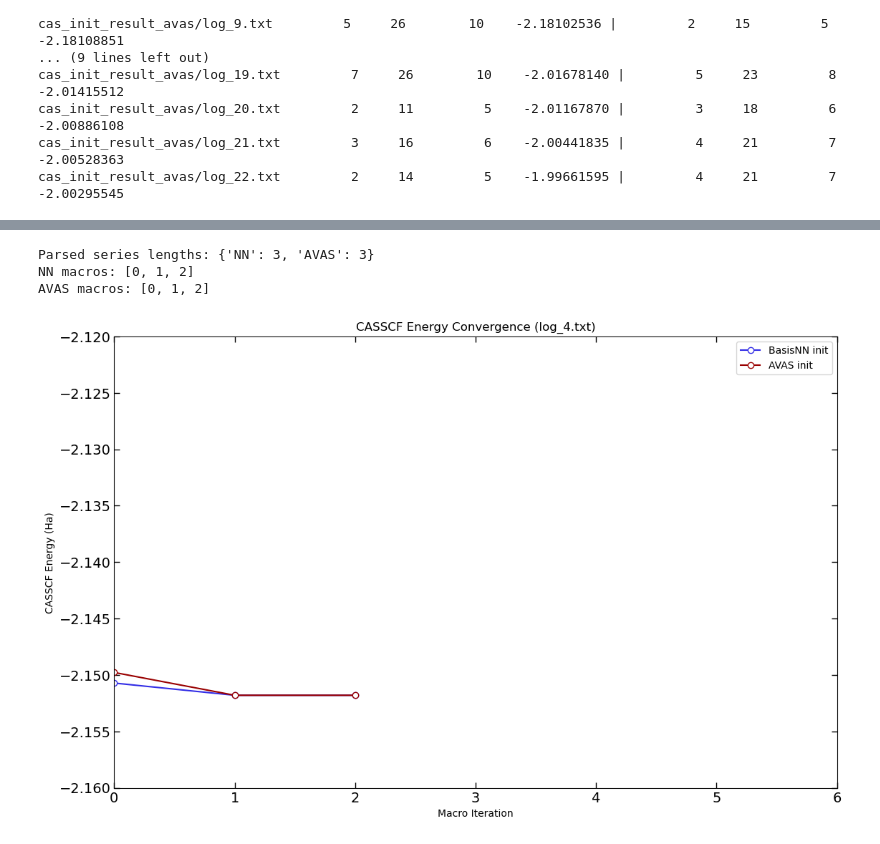
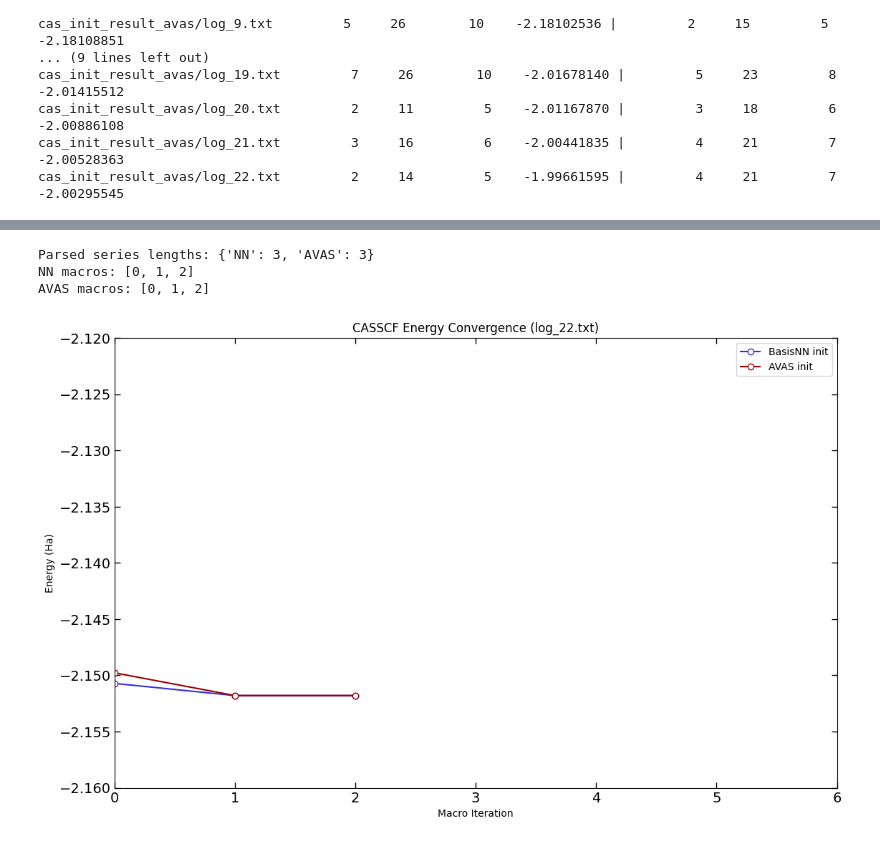
Before and after one commit to He-Wenhao/vqe-casscf, a Jupyter notebook: results/fig4/Plotting_avas.ipynb, the cells around one changed output, grey strips where cells are left out. Saved outputs shown, nothing was run; the diff lists cells and outputs as text; code cells hidden in the pictures.

Commit message:
Updated Plotting Scripts

```diff
--- a/results/fig4/Plotting_avas.ipynb
+++ b/results/fig4/Plotting_avas.ipynb
@@ -253,33 +253,33 @@ def series_from_block(txt, join_window=8, densify=True):
 # Build NN/AVAS series
 series = {label: series_from_block(chunk) for label, chunk in blocks}
 x_nn, y_nn = series.get("NN", ([], []))
 x_AVAS, y_AVAS = series.get("AVAS", ([], []))
 
 print("Parsed series lengths:", {"NN": len(y_nn), "AVAS": len(y_AVAS)})
 print("NN macros:", x_nn)
 print("AVAS macros:", x_AVAS)
 
 if not y_nn or not y_AVAS:
     raise RuntimeError("Missing energies to plot — check the printed series above.")
 
 width_in = 58 / 25.4*5
 height_in = 36.8 / 25.4*5
 # Plot against macro iteration numbers
 plt.figure(figsize=(width_in, height_in))
 plt.plot(x_nn, y_nn, label="BasisNN init",  marker='o', markerfacecolor='white', color=(51/255, 46/255, 230/255))
 plt.plot(x_AVAS, y_AVAS, label="AVAS init",      marker='o', markerfacecolor='white', color=(153/255, 0/255, 0/255))
 plt.xlabel("Macro Iteration")
-plt.ylabel("CASSCF Energy (Ha)")
-plt.title("CASSCF Energy Convergence (log_4.txt)")
+plt.ylabel("Energy (Ha)")
+plt.title("CASSCF Energy Convergence (log_22.txt)")
 plt.xlim(0, 6)
 plt.ylim(-2.16,-2.12)
 plt.legend()
 plt.tick_params(axis='both', direction='in', length=6, width=1, labelsize=14, top=True, right=True)
 plt.tight_layout()
 
 plt.savefig(f'figs/casscf_convergence.pdf', metadata={"TextAsShapes": False})
 # %% [output]
 Parsed series lengths: {'NN': 3, 'AVAS': 3}
 NN macros: [0, 1, 2]
 AVAS macros: [0, 1, 2]
-[figure, old version]
+[figure, new version]
```
Also changed, not shown: parts of 1 cell of this notebook, 19 other files.
